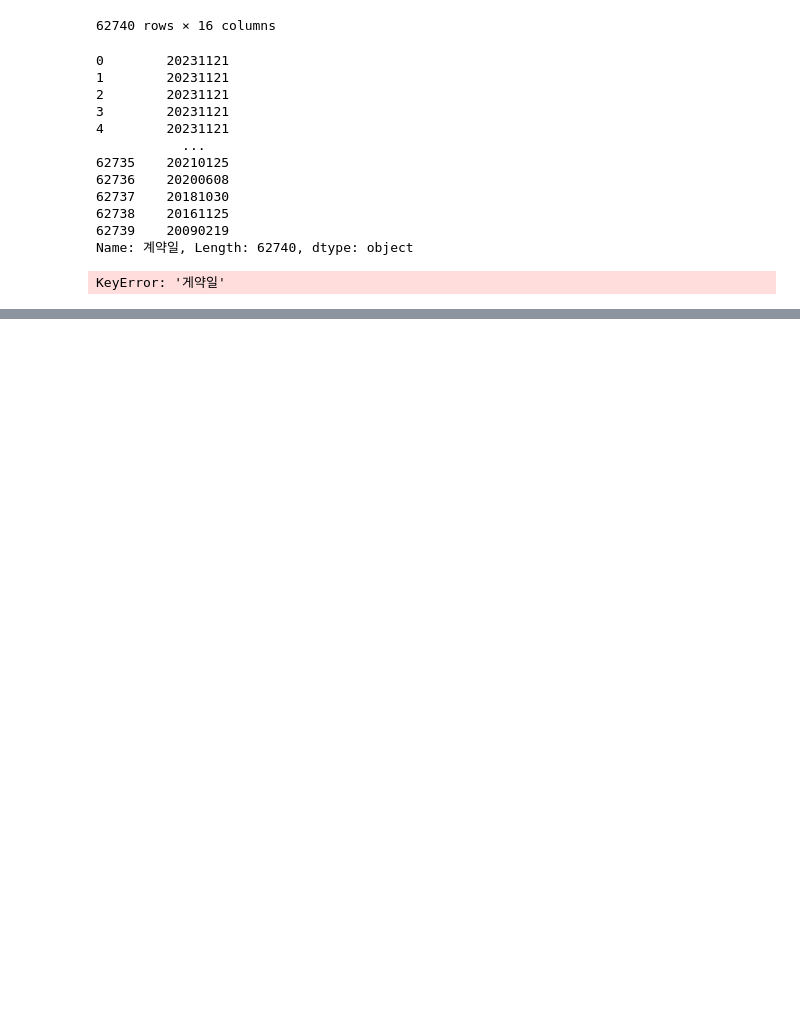
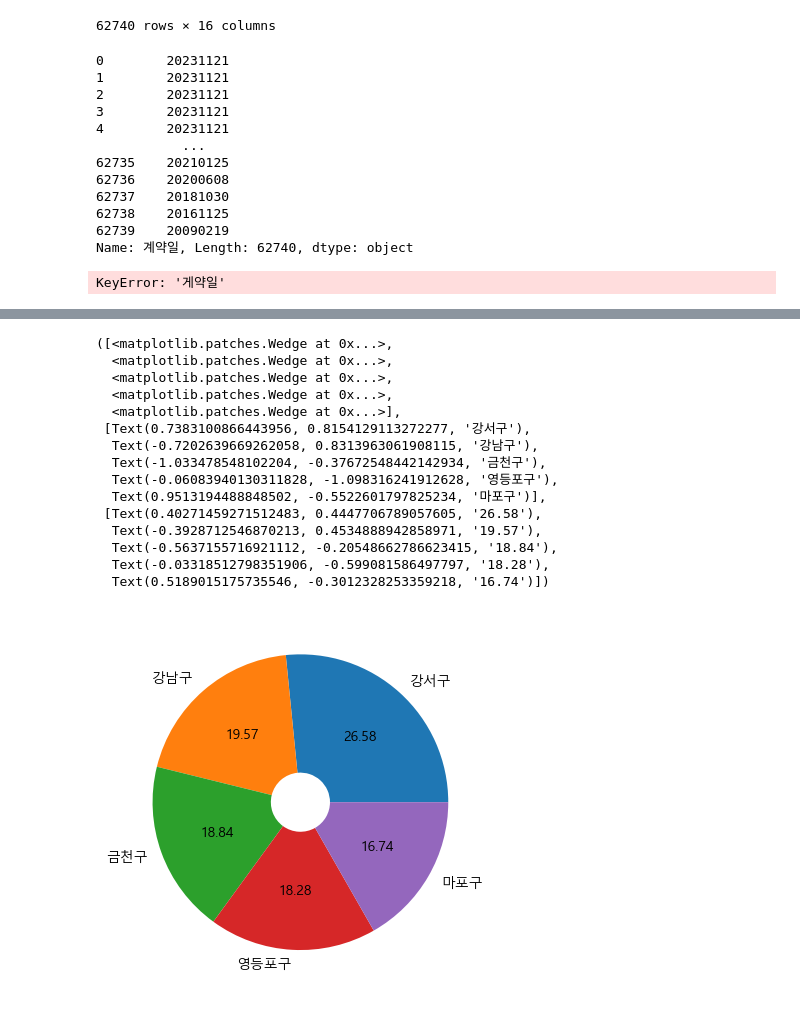
Before and after one commit to isk03300/my_projcet, a Jupyter notebook: dev_data.ipynb, the cells around one changed output, grey strips where cells are left out. Cells and saved outputs as stored; diff of their text form; code cells hidden in the pictures; blank space fills up the shorter version.

```diff
--- a/dev_data.ipynb
+++ b/dev_data.ipynb
@@ -91,0 +202,20 @@ sb.countplot(data = df , x = '자치구명')
+# %%
+df_op_pie = df_op['자치구명'].value_counts().head()
+plt.pie(df_op_pie ,labels= df_op_pie.index, autopct='%.2f' , wedgeprops={'width' : 0.8} )
+# %% [output]
+([<matplotlib.patches.Wedge at 0x...>,
+  <matplotlib.patches.Wedge at 0x...>,
+  <matplotlib.patches.Wedge at 0x...>,
+  <matplotlib.patches.Wedge at 0x...>,
+  <matplotlib.patches.Wedge at 0x...>],
+ [Text(0.7383100866443956, 0.8154129113272277, '강서구'),
+  Text(-0.7202639669262058, 0.8313963061908115, '강남구'),
+  Text(-1.033478548102204, -0.37672548442142934, '금천구'),
+  Text(-0.06083940130311828, -1.098316241912628, '영등포구'),
+  Text(0.9513194488848502, -0.5522601797825234, '마포구')],
+ [Text(0.40271459271512483, 0.4447706789057605, '26.58'),
+  Text(-0.3928712546870213, 0.4534888942858971, '19.57'),
+  Text(-0.5637155716921112, -0.20548662786623415, '18.84'),
+  Text(-0.03318512798351906, -0.599081586497797, '18.28'),
+  Text(0.5189015175735546, -0.3012328253359218, '16.74')])
+[figure, added]
```
Also changed, not shown: parts of 21 cells of this notebook, 1 other file.
